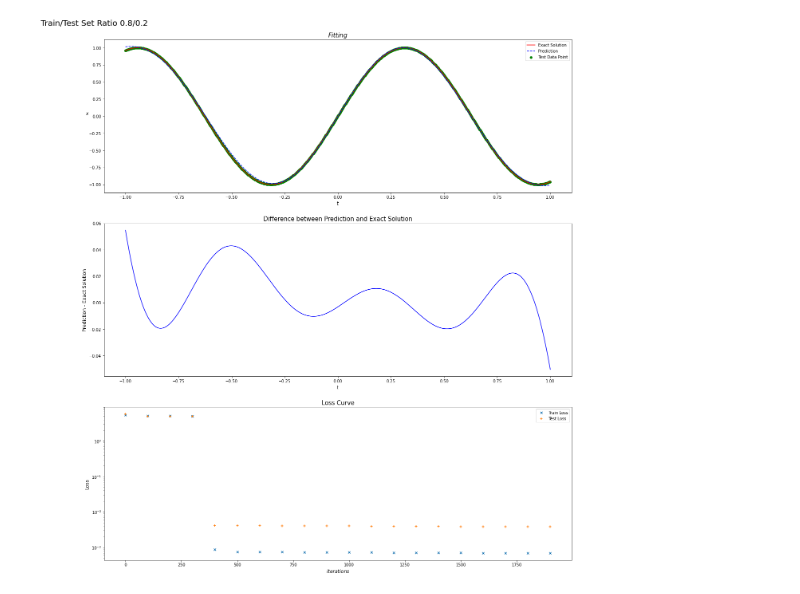
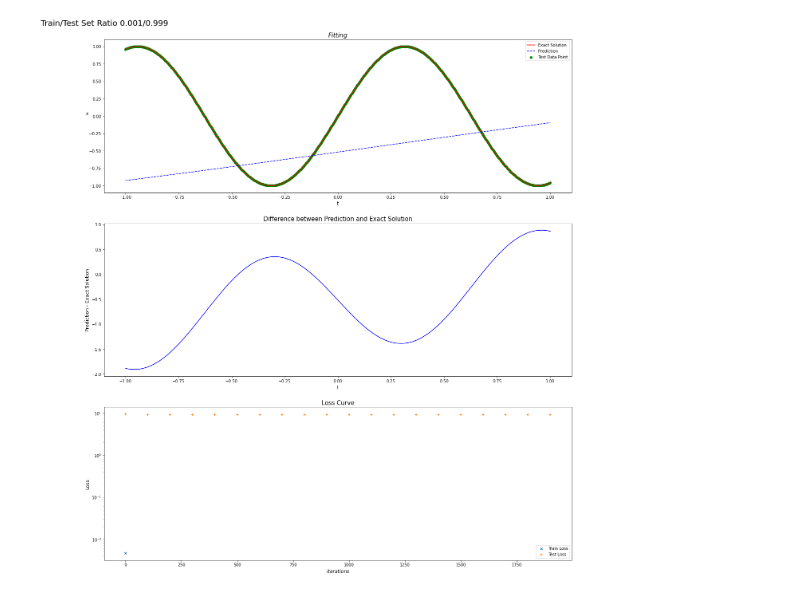
Before and after one commit to GP248CME215/Curve-fitting, a Jupyter notebook: Curve_fitting_1D.ipynb, the cells around one changed output. Cells and saved outputs as stored; diff of their text form; code cells hidden in the pictures.

Commit message:
Change the ratio to extreme - single data training

```diff
--- a/Curve_fitting_1D.ipynb
+++ b/Curve_fitting_1D.ipynb
@@ -243,7 +243,7 @@ Norm of Differnece: 2.227355e-02
 # %%
 # Create data points and get random split of train, test data sets by index slicing
 n_total = 1000
-train_ratio = 0.01
+train_ratio = 0.001
 n_train = int(n_total * train_ratio)
 
 t_all = np.linspace(-1, 1, n_total)
@@ -275,5 +275,5 @@ print('Training time: %.4f' % (elapsed))
 pred_all = model.net(tf.reshape(tf.cast(t_all, dtype=tf.float32), shape=(-1, 1))).numpy().flatten()
 print('Norm of Differnece: %e' % (model.get_test_error().numpy()))
 
-plot(t_all, x_all, pred_all, t_test, x_test, title="Train/Test Set Ratio 0.8/0.2")
+plot(t_all, x_all, pred_all, t_test, x_test, title="Train/Test Set Ratio 0.001/0.999")
 # %% [output]
@@ -297 +297 @@ Norm of Differnece: 2.670783e-02
-[figure, old version]
+[figure, new version]
```
Also changed, not shown: parts of 3 cells of this notebook, 1 other file.
